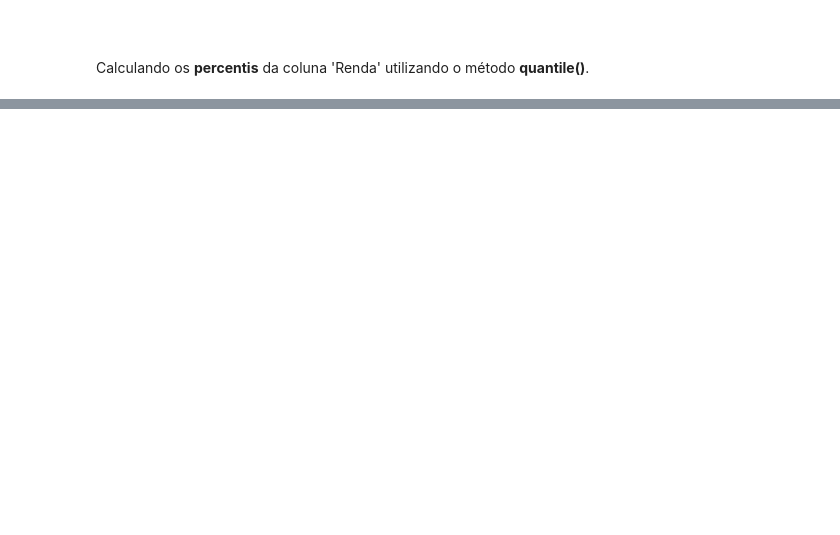
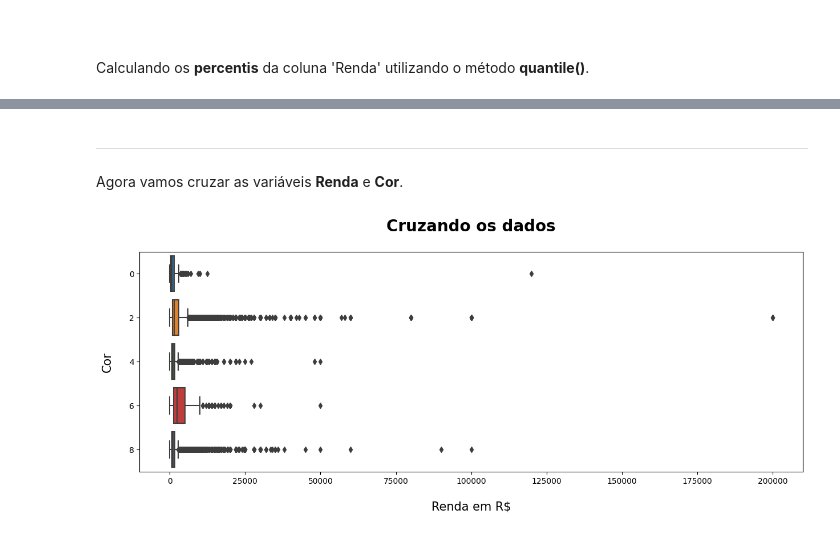
Before and after one commit to huanbarrosn/estudo_ds, a Jupyter notebook: matematica/estatistica/curso-alura/frequencias-e-medidas.ipynb, the cells around one changed output, grey strips where cells are left out. Drawn from its saved outputs; the diff is of its cells as text; code cells hidden in the pictures; blank space fills up the shorter version.

```diff
--- a/matematica/estatistica/curso-alura/frequencias-e-medidas.ipynb
+++ b/matematica/estatistica/curso-alura/frequencias-e-medidas.ipynb
@@ -951,0 +834,14 @@ Name: Renda, Length: 99, dtype: float64
+# %% [markdown]
+ ---
+# %% [markdown]
+Agora vamos cruzar as variáveis **Renda** e **Cor**.
+# %%
+plt.figure(figsize=(15, 5))
+sns.boxplot(data=df, x='Renda', y='Cor', orient='h')
+
+plt.title('Cruzando os dados', fontdict={'fontsize':20, 'fontweight':550}, loc='center', pad= 26)
+plt.xlabel('Renda em R$', fontdict={'fontsize':15}, loc='center', labelpad=20)
+plt.ylabel('Cor', fontdict={'fontsize':15}, loc='center', labelpad=20)
+plt.show()
+# %% [output]
+[figure, added]
```
Also changed, not shown: parts of 49 cells of this notebook, 7 other files.
